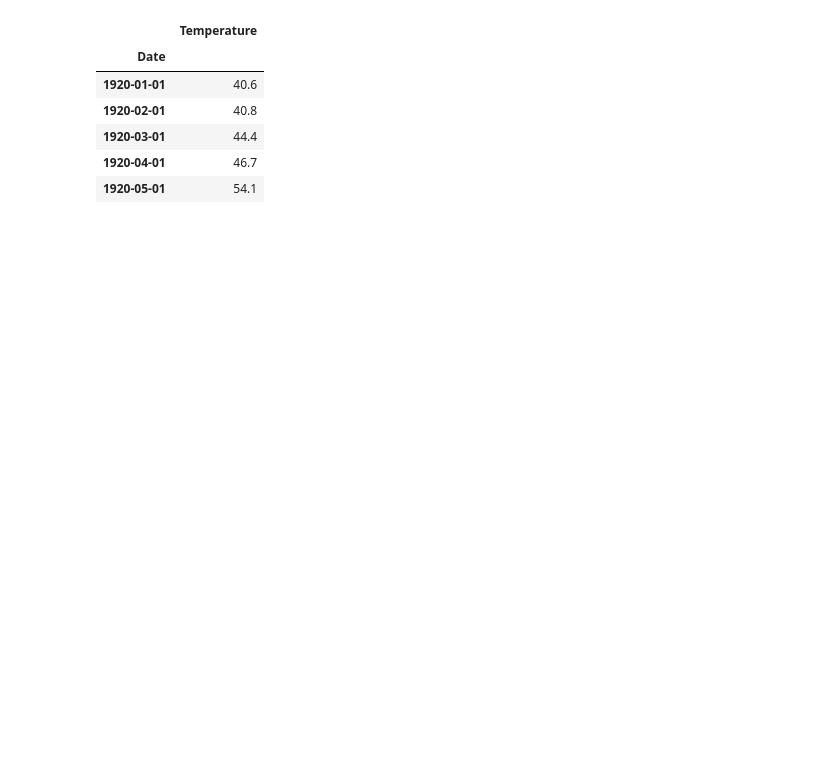
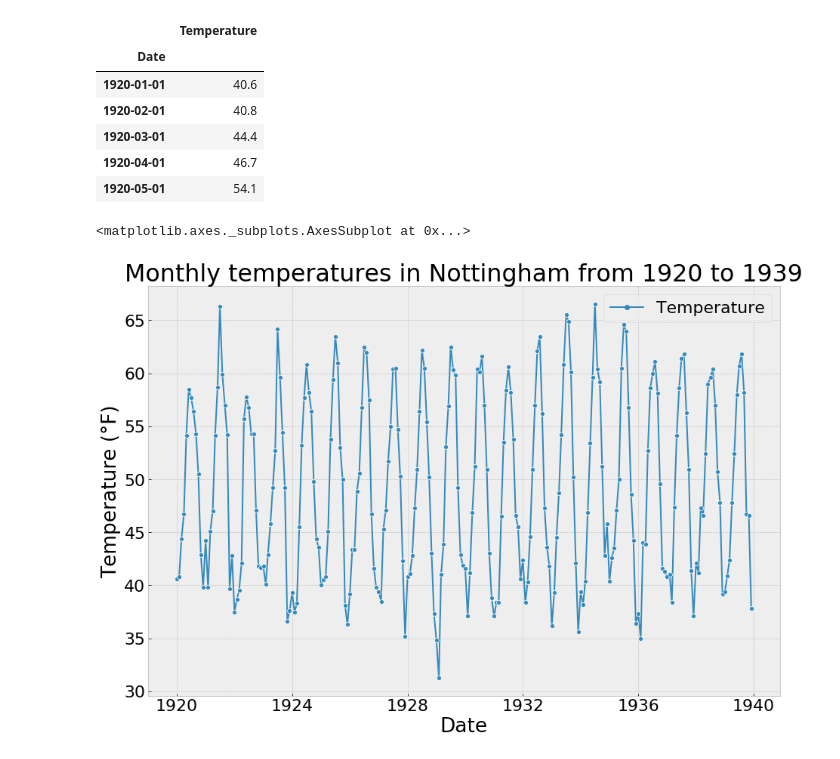
Before and after one commit to goujonbe/data_science_for_finance, a Jupyter notebook: seasonal_time_series.ipynb, the cells around one changed output. Cells and saved outputs as stored; diff of their text form; code cells hidden in the pictures; blank space fills up the shorter version.

```diff
--- a/seasonal_time_series.ipynb
+++ b/seasonal_time_series.ipynb
@@ -11,3 +14,7 @@ import numpy as np
+# %%
+plt.style.use('bmh')
+plt.rcParams['figure.figsize'] = [15,10]
+plt.rcParams['font.size'] = 22
 # %% [markdown]
 ## Data set
 
@@ -15,12 +22,12 @@ I found this data set interesting in the time series library. It is made of 240
 # %%
-mean_daily_temp = pd.read_csv('mean-monthly-air-temperature-deg.csv',
+mean_monthly_temp = pd.read_csv('mean-monthly-air-temperature-deg.csv',
                               index_col=0,
                               parse_dates=True,
                               names=['Date', 'Temperature'],
                               header=0,
                               skipfooter=2,
                               engine='python')
-mean_daily_temp.head()
+mean_monthly_temp.head()
 # %% [output]
 |  | Temperature |
 | Date |  |
@@ -29,3 +36,11 @@ mean_daily_temp.head()
 | 1920-03-01 | 44.4 |
 | 1920-04-01 | 46.7 |
 | 1920-05-01 | 54.1 |
+# %%
+plt.ylabel('Temperature (°F)')
+plt.xlabel('Time')
+plt.title('Monthly temperatures in Nottingham from 1920 to 1939')
+sns.lineplot(data = mean_monthly_temp, markers = True)
+# %% [output]
+<matplotlib.axes._subplots.AxesSubplot at 0x...>
+[figure, added]
```
Also changed, not shown: parts of 10 cells of this notebook.
